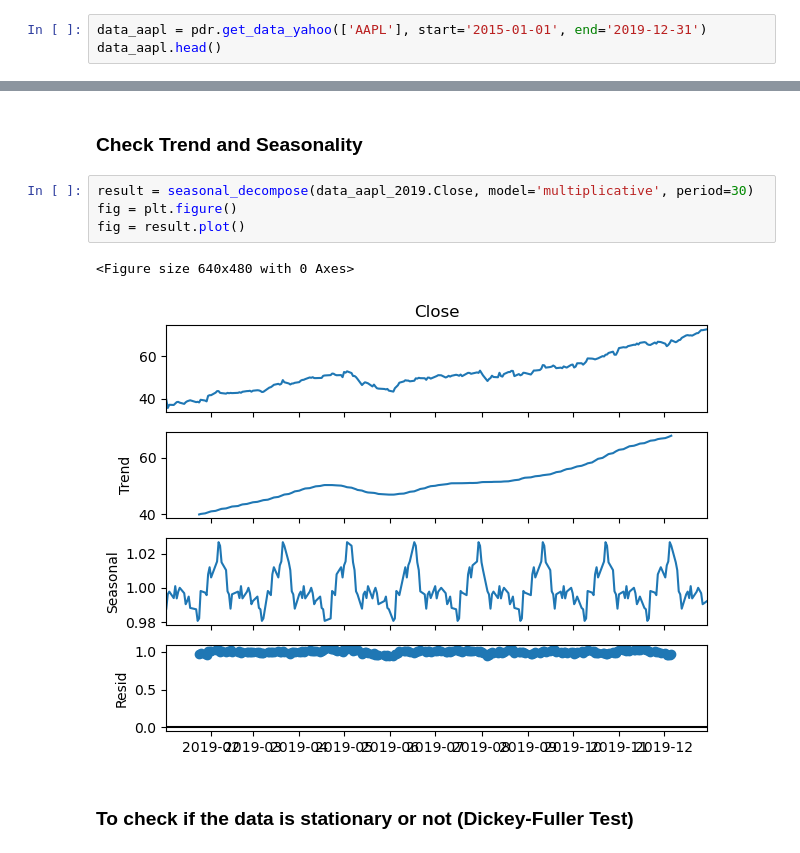
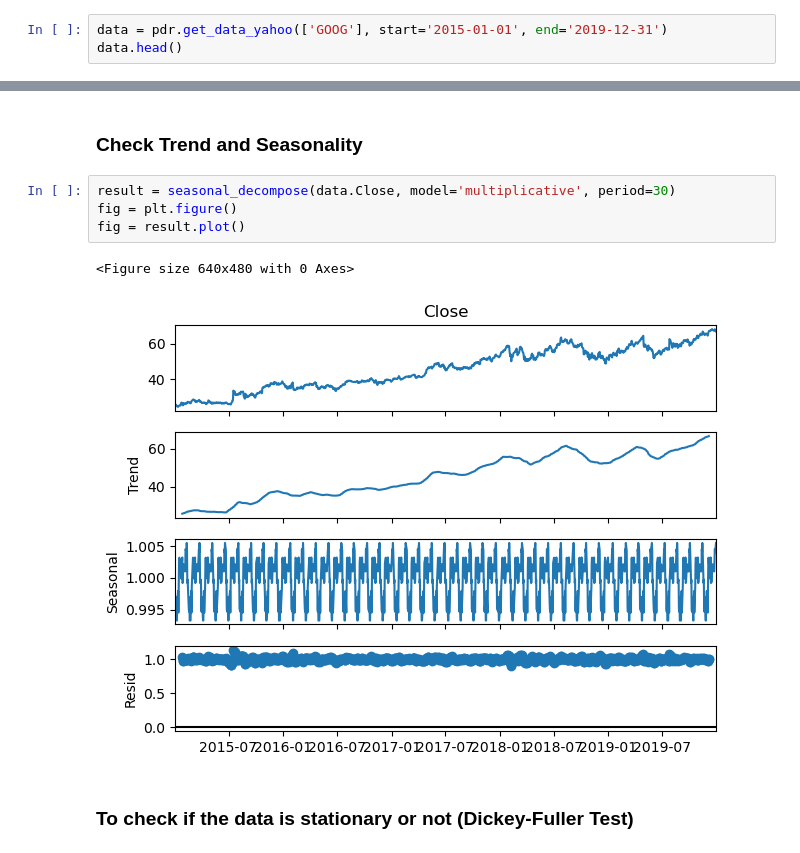
Before and after one commit to sohamthirty/Stock-Price-Prediction-with-Sentiment-Analysis, a Jupyter notebook: Stock_Price_Scraping_EDA.ipynb, the cells around one changed output, grey strips where cells are left out. Cells and saved outputs as stored; diff of their text form.

```diff
--- a/Stock_Price_Scraping_EDA.ipynb
+++ b/Stock_Price_Scraping_EDA.ipynb
@@ -55,6 +64,6 @@ data.Close.plot(xlim = ['2020-01-01', '2021-01-01'], ls = '--', figsize = (12, 4
 # %%
-data_aapl = pdr.get_data_yahoo(['AAPL'], start='2015-01-01', end='2019-12-31')
-data_aapl.head()
+data = pdr.get_data_yahoo(['GOOG'], start='2015-01-01', end='2019-12-31')
+data.head()
 # %% [output]
 [*********************100%%**********************]  1 of 1 completed
 |  | Open | High | Low | Close | Adj Close | Volume |
@@ -263,12 +272,12 @@ plt.legend()
 # %% [markdown]
 ### Check Trend and Seasonality
 # %%
-result = seasonal_decompose(data_aapl_2019.Close, model='multiplicative', period=30)
+result = seasonal_decompose(data.Close, model='multiplicative', period=30)
 fig = plt.figure()
 fig = result.plot()
 # %% [output]
 <Figure size 640x480 with 0 Axes>
-[figure, old version]
+[figure, new version]
 # %% [markdown]
 ### To check if the data is stationary or not (Dickey-Fuller Test)
 # %% [markdown]
```
Also changed, not shown: parts of 56 cells of this notebook.
